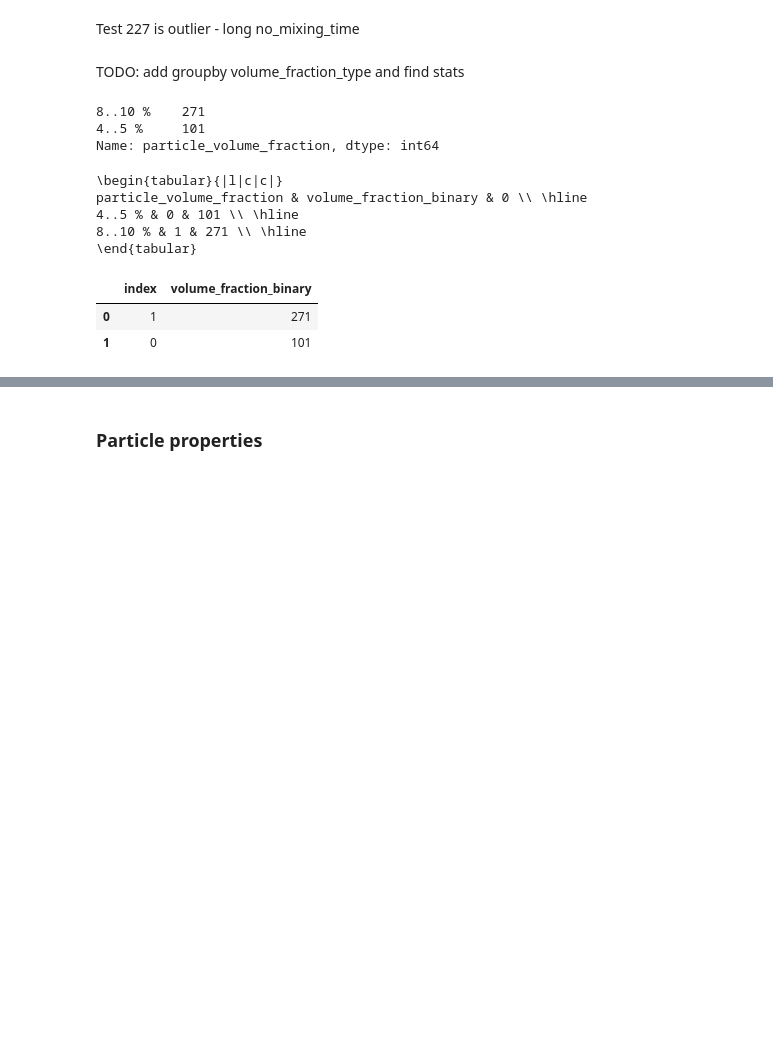
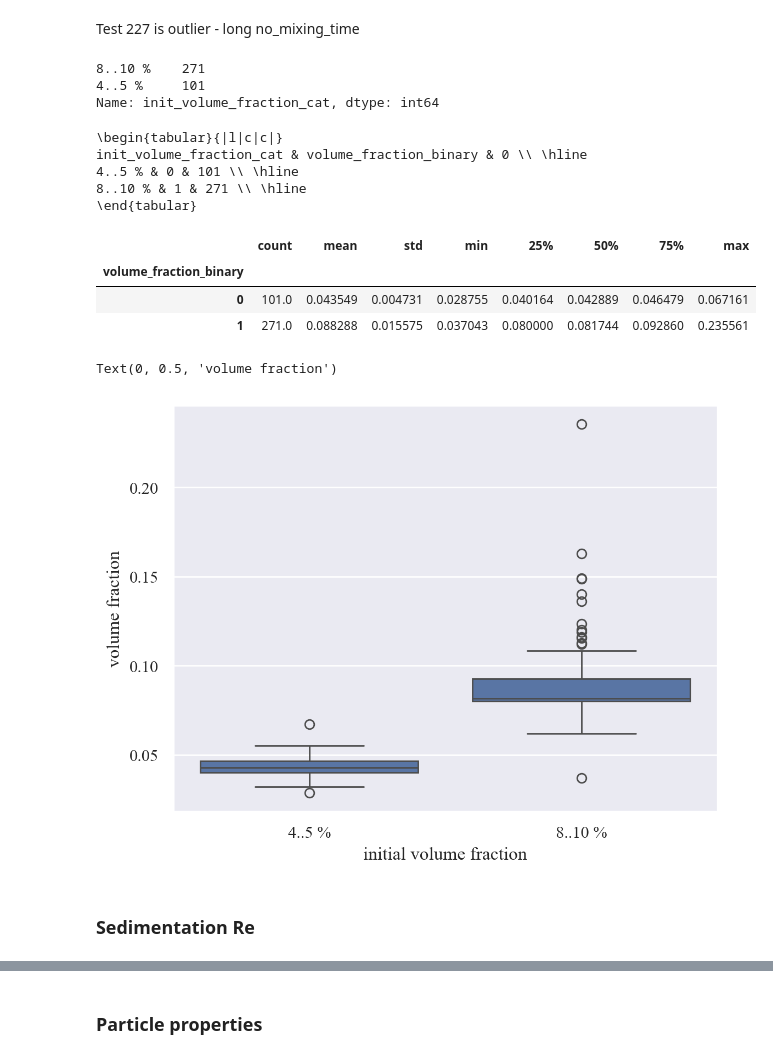
Before and after one commit to mvulf/drop-wall-impact-ml-prediction, a Jupyter notebook: notebooks/EDA_We_Re_edit_3_volume_fraction.ipynb, the cells around one changed output, grey strips where cells are left out. Drawn from its saved outputs; the diff is of its cells as text; code cells hidden in the pictures; blank space fills up the shorter version.

```diff
--- a/notebooks/EDA_We_Re_edit_3_volume_fraction.ipynb
+++ b/notebooks/EDA_We_Re_edit_3_volume_fraction.ipynb
@@ -49,0 +62,9 @@ memory usage: 87.3+ KB
+# %%
+df_main = df_main.rename(
+    {
+        'net_impact': 'no_fragmentation',
+        'We_Re': 'K',
+    },
+    axis=1,
+)
+df_main.info()
@@ -256,17 +295,17 @@ $\rho_\text{d} = \phi \rho_\text{p} + (1 - \phi) \rho_\text{l}$
 
 where $\phi$ is a particle volume fraction
 # %%
-df_main['drop_density'] = (
+df_main['droplet_density'] = (
     df_main['volume_fraction'] * df_main['particle_density']
     + (1 - df_main['volume_fraction']) * df_main['liquid_density']
 )
 print('Densities stats')
 display(
-    df_main[['liquid_density', 'drop_density']].describe()
+    df_main[['liquid_density', 'droplet_density']].describe()
 )
 print('Relative density difference')
 display(
-    (np.abs(df_main['liquid_density'] - df_main['drop_density'])\
+    (np.abs(df_main['liquid_density'] - df_main['droplet_density'])\
         /df_main['liquid_density']).describe()
 )
 # %% [output]
@@ -303,7 +342,7 @@ def get_impact_velocity(row):
     impact_velocity = vc.get_impact_velocity(
         height=row['height'],
         drop_diameter=row['droplet_diameter'],
-        drop_density=row['drop_density']
+        drop_density=row['droplet_density']
     )
     return impact_velocity
 
@@ -582,7 +623,5 @@ sns.histplot(
 # %% [markdown]
 Test 227 is outlier - long no_mixing_time
-# %% [markdown]
-TODO: add groupby volume_fraction_type and find stats
 # %%
 def get_volume_fraction_type(value):
     if value == 1:
@@ -590,46 +629,66 @@ def get_volume_fraction_type(value):
     else:
         return '4..5 %'
 
-df_main['particle_volume_fraction'] = df_main['volume_fraction_binary'].apply(get_volume_fraction_type)
-display(df_main['particle_volume_fraction'].value_counts())
+df_main['init_volume_fraction_cat'] = df_main['volume_fraction_binary'].apply(get_volume_fraction_type)
+display(df_main['init_volume_fraction_cat'].value_counts())
 
 # GET LATEX
 df_tex = (
-    pd.DataFrame(df_main[['particle_volume_fraction', 'volume_fraction_binary']]
+    pd.DataFrame(df_main[['init_volume_fraction_cat', 'volume_fraction_binary']]
     .value_counts(ascending=True))
     .reset_index()
 )
 # df_tex = df_tex.rename(
 #     {
 #         'wettability': 'substrate wettability',
 #         'wettability_ordinal': 'wettability'
 #     },
 #     axis=1
 # )
 # display(df_tex)
 
 
 latex_code = df_tex.style.hide(axis="index").to_latex(
     # index=False,
     column_format='|l|c|c|',
 )
 
 latex_code = latex_code.replace("\\\n", "\\ \hline\n")
 print(
     latex_code
 )
 
 df_volume_frac = pd.DataFrame(df_main['volume_fraction_binary'].value_counts()).reset_index()
-display(df_volume_frac)
+
+display(
+    df_main.groupby(by='volume_fraction_binary')['volume_fraction'].describe()
+)
+
+ax = sns.boxplot(
+    data=df_main,
+    x='init_volume_fraction_cat',
+    y='volume_fraction',
+    order=['4..5 %', '8..10 %']
+)
+
+ax.set_xlabel('initial volume fraction')
+ax.set_ylabel('volume fraction')
+
+# display(df_volume_frac)
 # %% [output]
 8..10 %    271
 4..5 %     101
-Name: particle_volume_fraction, dtype: int64
+Name: init_volume_fraction_cat, dtype: int64
 \begin{tabular}{|l|c|c|}
-particle_volume_fraction & volume_fraction_binary & 0 \\ \hline
+init_volume_fraction_cat & volume_fraction_binary & 0 \\ \hline
 4..5 % & 0 & 101 \\ \hline
 8..10 % & 1 & 271 \\ \hline
 \end{tabular}
-|  | index | volume_fraction_binary |
-| 0 | 1 | 271 |
-| 1 | 0 | 101 |
+|  | count | mean | std | min | 25% | 50% | 75% | max |
+| volume_fraction_binary |  |  |  |  |  |  |  |  |
+| 0 | 101.0 | 0.043549 | 0.004731 | 0.028755 | 0.040164 | 0.042889 | 0.046479 | 0.067161 |
+| 1 | 271.0 | 0.088288 | 0.015575 | 0.037043 | 0.080000 | 0.081744 | 0.092860 | 0.235561 |
+Text(0, 0.5, 'volume fraction')
+[figure, added]
+# %% [markdown]
+### Sedimentation Re
```
Also changed, not shown: parts of 31 cells of this notebook, 9 other files.
